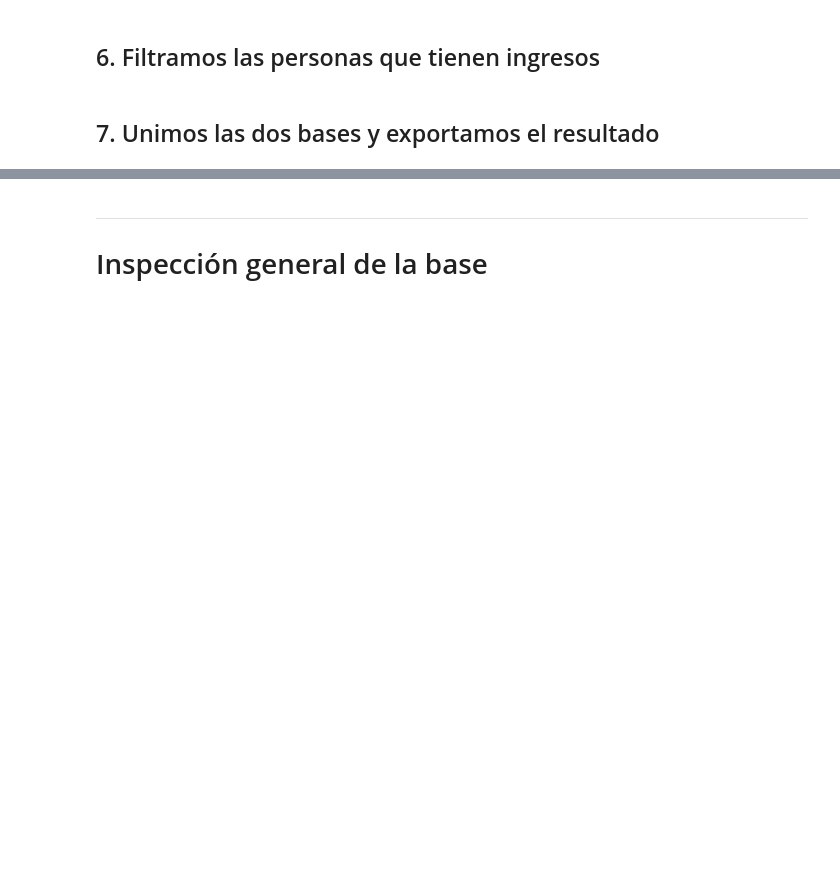
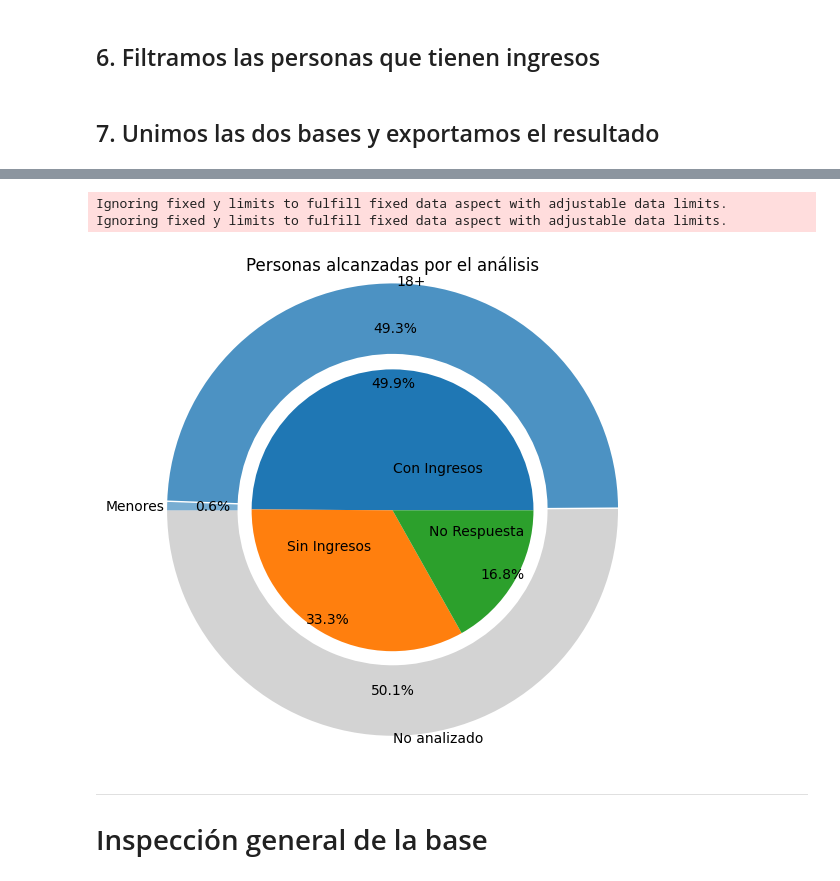
Before and after one commit to LMatiPerez/AnalisisDeDatosI_G5, a Jupyter notebook: procesamiento_bases.ipynb, the cells around one changed output, grey strips where cells are left out. Cells and saved outputs as stored; diff of their text form; code cells hidden in the pictures; blank space fills up the shorter version.

```diff
--- a/procesamiento_bases.ipynb
+++ b/procesamiento_bases.ipynb
@@ -144,3 +193,32 @@ df_final.to_csv('base_pampeana_analizada.csv', index=False)
+# %%
+plt.figure(figsize=(10,6))
+
+alcance = personas[personas["region"]==43][["ingreso", "edad"]]
+
+alcance.loc[alcance["ingreso"] == -9, "Categoria Ingresos"] = "No Respuesta"
+alcance.loc[alcance["ingreso"] == 0, "Categoria Ingresos"] = "Sin Ingresos"
+alcance.loc[alcance["ingreso"] > 0, "Categoria Ingresos"] = "Con Ingresos"
+alcance.loc[alcance["ingreso"].isnull(), "Categoria Ingresos"] = "Con Ingresos"
+alcance.loc[(alcance["edad"]>17)&((alcance["ingreso"]>0)|alcance["ingreso"].isnull()), "18 o más"] = "18+"
+alcance.loc[(alcance["edad"]<=17)&((alcance["ingreso"]>0)|alcance["ingreso"].isnull()), "18 o más"] = "Menores"
+alcance.loc[alcance["ingreso"]<=0, "18 o más"] = "No analizado"
+
+
+frecuencias = alcance["Categoria Ingresos"].value_counts()
+plt.subplot(1,2,1)
+g=plt.pie(frecuencias, labels=frecuencias.index, autopct="%.1f%%", labeldistance=.3, pctdistance=.9)
+
+ax=plt.twinx()
+edad_laboral = alcance["18 o más"].value_counts()
+ax.pie(edad_laboral, labels=edad_laboral.index,autopct="%.1f%%",
+       pctdistance=0.8, wedgeprops=dict(width=.5), radius=1.6, labeldistance=1.01, startangle=180, colors=["lightgrey",(0.12156862745098039, 0.4666666666666667, 0.7058823529411765, 0.8), (0.12156862745098039, 0.4666666666666667, 0.7058823529411765, 0.6)],
+       explode=[0,.01,0])
+plt.title("Personas alcanzadas por el análisis")
+plt.show()
+# %% [output]
+Ignoring fixed y limits to fulfill fixed data aspect with adjustable data limits.
+Ignoring fixed y limits to fulfill fixed data aspect with adjustable data limits.
+[figure, added]
 # %% [markdown]
 ---
 # Inspección general de la base
```
Also changed, not shown: parts of 13 cells of this notebook, 1 other file.
